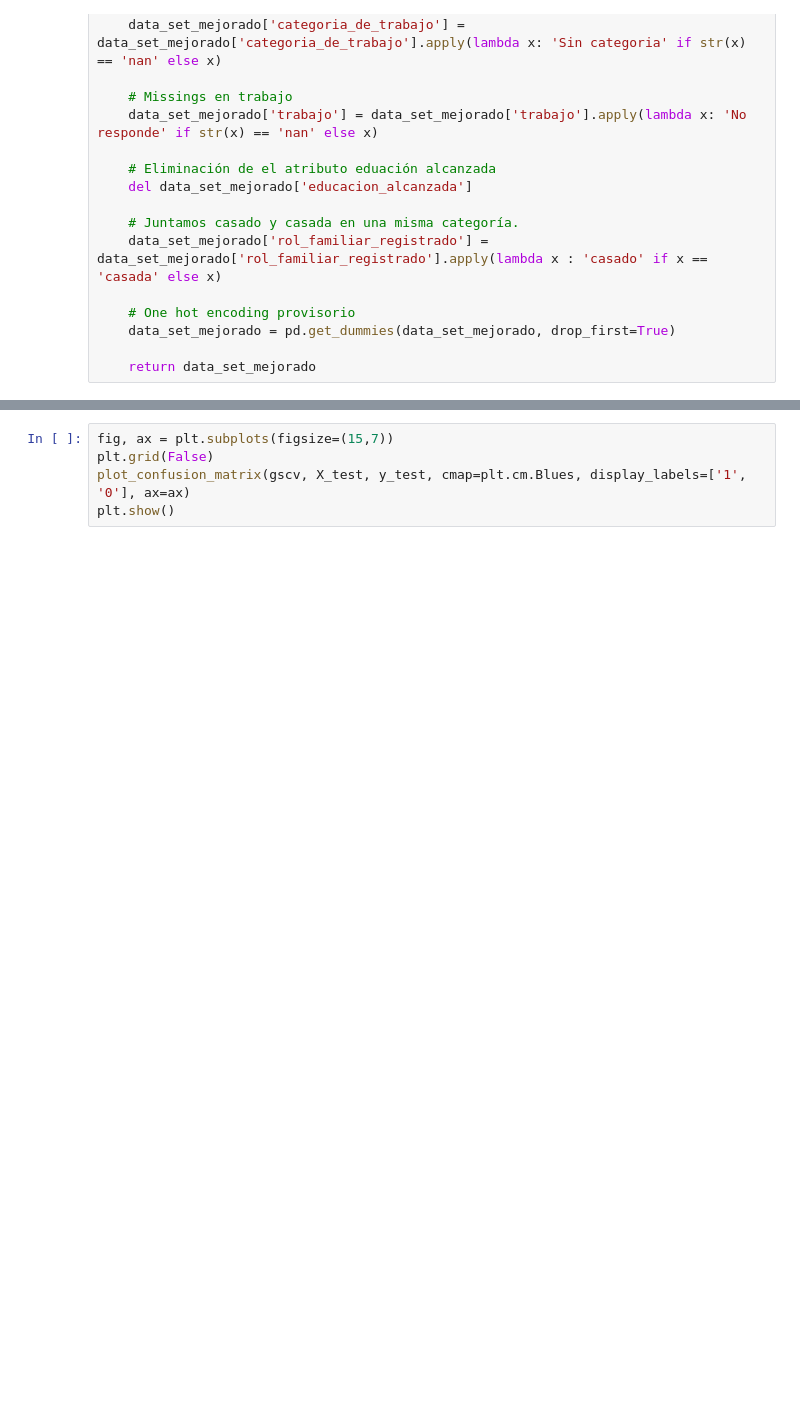
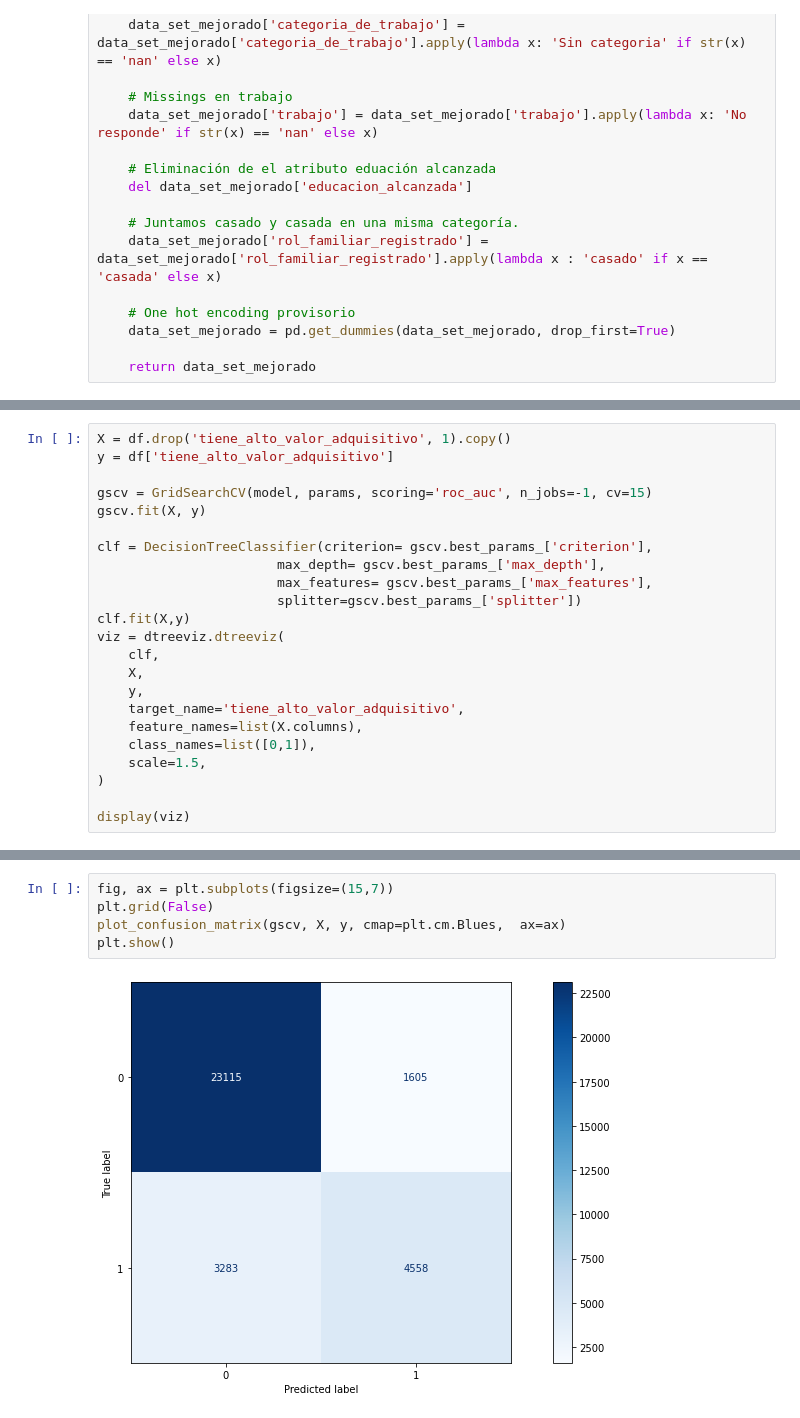
Before and after one commit to ncontinanza/tp-datos-1c2021-de-angelis-riva-continanza, a Jupyter notebook: Parte2/tree.ipynb, the cells around one changed output, grey strips where cells are left out. Cells and saved outputs as stored; diff of their text form; blank space fills up the shorter version.

```diff
--- a/Parte2/tree.ipynb
+++ b/Parte2/tree.ipynb
@@ -113,0 +95,23 @@ score
+# %%
+X = df.drop('tiene_alto_valor_adquisitivo', 1).copy()
+y = df['tiene_alto_valor_adquisitivo']
+
+gscv = GridSearchCV(model, params, scoring='roc_auc', n_jobs=-1, cv=15)
+gscv.fit(X, y)
+
+clf = DecisionTreeClassifier(criterion= gscv.best_params_['criterion'],
+                       max_depth= gscv.best_params_['max_depth'],
+                       max_features= gscv.best_params_['max_features'],
+                       splitter=gscv.best_params_['splitter'])
+clf.fit(X,y)
+viz = dtreeviz.dtreeviz(
+    clf,
+    X,
+    y,
+    target_name='tiene_alto_valor_adquisitivo',
+    feature_names=list(X.columns),
+    class_names=list([0,1]),
+    scale=1.5,
+)
+
+display(viz)
@@ -116,6 +131,8 @@ print(classification_report(y_test,gscv.predict(X_test)))
 # %%
 fig, ax = plt.subplots(figsize=(15,7))
 plt.grid(False)
-plot_confusion_matrix(gscv, X_test, y_test, cmap=plt.cm.Blues, display_labels=['1', '0'], ax=ax)
+plot_confusion_matrix(gscv, X, y, cmap=plt.cm.Blues,  ax=ax)
 plt.show()
+# %% [output]
+[figure, added]
 # %%
```
Also changed, not shown: parts of 17 cells of this notebook.
